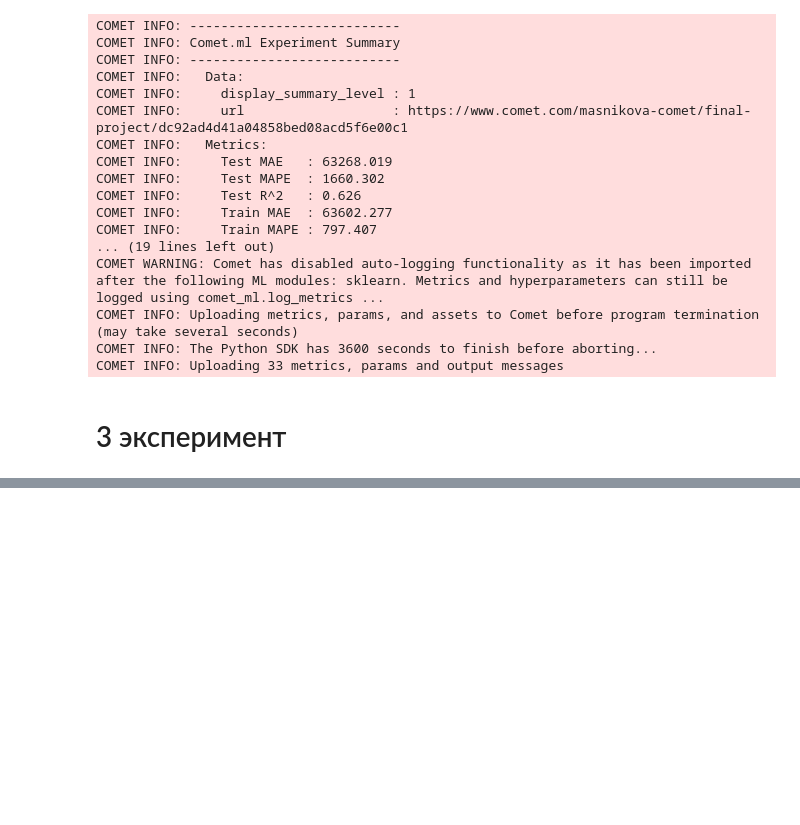
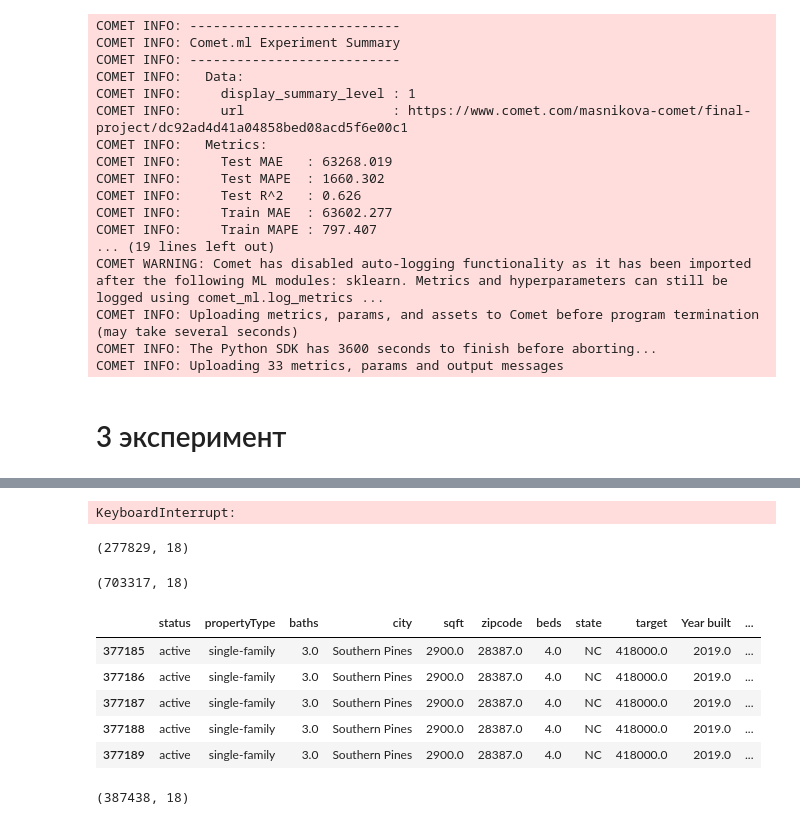
Before and after one commit to Kseniya1994/sf-ds-repo, a Jupyter notebook: SkillFactory/final_project/final_project.ipynb, the cells around one changed output, grey strips where cells are left out. Saved outputs shown, nothing was run; the diff lists cells and outputs as text; code cells hidden in the pictures; blank space fills up the shorter version.

```diff
--- a/SkillFactory/final_project/final_project.ipynb
+++ b/SkillFactory/final_project/final_project.ipynb
@@ -1225,0 +1511,27 @@ COMET INFO: Uploading 33 metrics, params and output messages
+# %%
+# новые признаки, получившиеся из признака schools содержат в себе списки. Разобьём эти списки путем добавления новых строк так,
+# чтобы значениями этих признаков стали не списки, а элементы списка.
+ind = list(df_3.index)
+for i in ind:
+    l = min([len(df_3['schools_raiting'].iloc[i]),len(df_3['schools_distance'].iloc[i]),
+             len(df_3['schools_grades'].iloc[i]),len(df_3['schools_name'].iloc[i])])
+    for j in range(l):
+        df_3.loc[df_3.index[-1]+1] = [df_3['status'][i], df_3['propertyType'][i],
+                                                df_3['baths'][i], df_3['city'][i],df_3['sqft'][i],df_3['zipcode'][i],
+                                                df_3['beds'][i],df_3['state'][i],
+                                                df_3['target'][i],df_3['Year built'][i],
+                                                df_3['Heating'][i],df_3['Cooling'][i],
+                                                df_3['lotsize'][i],df_3['Price/sqft'][i],
+                                                df_3['schools_raiting'].iloc[i][j],
+                                                df_3['schools_distance'].iloc[i][j],df_3['schools_grades'].iloc[i][j],
+                                                df_3['schools_name'].iloc[i][j]]
+# %% [output]
+KeyboardInterrupt:
+# %%
+d_test.shape
+# %% [output]
+(277829, 18)
+# %%
+df_3.shape
+# %% [output]
+(703317, 18)
@@ -1225,0 +1541,52 @@ COMET INFO: Uploading 33 metrics, params and output messages
+# %%
+# удалим изначальные строки, оставим только обработанные
+df_3_drop = df_3.drop(ind)
+# %%
+# обработаем признаки с информацией о школах
+def raiting(s):
+    s = str(s)
+    if s =='NR' or s=='NA' or s.count('None'):
+        return np.nan
+    if s.count('/'):
+        i=s.find('/')
+        s=s[:i]
+    return s
+
+def distance(s):
+    s = str(s)
+    if s.count('mi'):
+        i=s.find('mi')
+        s=s[:i]
+        s=s.strip(' ')
+    return s
+
+def grades(s):
+    s = str(s)
+    s = s.upper()
+    if s.count(' TO '):
+        s = s.replace(' TO ','-')
+    if s.count('PRESCHOOL'):
+        s = s.replace('PRESCHOOL','1')
+    if s=='NA' or s=='N/A' or s=='NONE':
+        return np.nan
+    return s
+
+
+df_3_drop['schools_raiting'] = df_3_drop['schools_raiting'].apply(raiting)
+df_3_drop['schools_distance'] = df_3_drop['schools_distance'].apply(distance)
+df_3_drop['schools_grades'] = df_3_drop['schools_grades'].apply(grades)
+
+df_3_drop.head()
+# %% [output]
+|  | status | propertyType | baths | city | sqft | zipcode | beds | state | target | Year built | ... |
+| 377185 | active | single-family | 3.0 | Southern Pines | 2900.0 | 28387.0 | 4.0 | NC | 418000.0 | 2019.0 | ... |
+| 377186 | active | single-family | 3.0 | Southern Pines | 2900.0 | 28387.0 | 4.0 | NC | 418000.0 | 2019.0 | ... |
+| 377187 | active | single-family | 3.0 | Southern Pines | 2900.0 | 28387.0 | 4.0 | NC | 418000.0 | 2019.0 | ... |
+| 377188 | active | single-family | 3.0 | Southern Pines | 2900.0 | 28387.0 | 4.0 | NC | 418000.0 | 2019.0 | ... |
+| 377189 | active | single-family | 3.0 | Southern Pines | 2900.0 | 28387.0 | 4.0 | NC | 418000.0 | 2019.0 | ... |
+# %%
+# удаляем пропуски
+df_3_drop = df_3_drop.dropna(how='any', axis=0)
+df_3_drop.shape
+# %% [output]
+(387438, 18)
```
Also changed, not shown: parts of 76 cells of this notebook, 1 other file.
